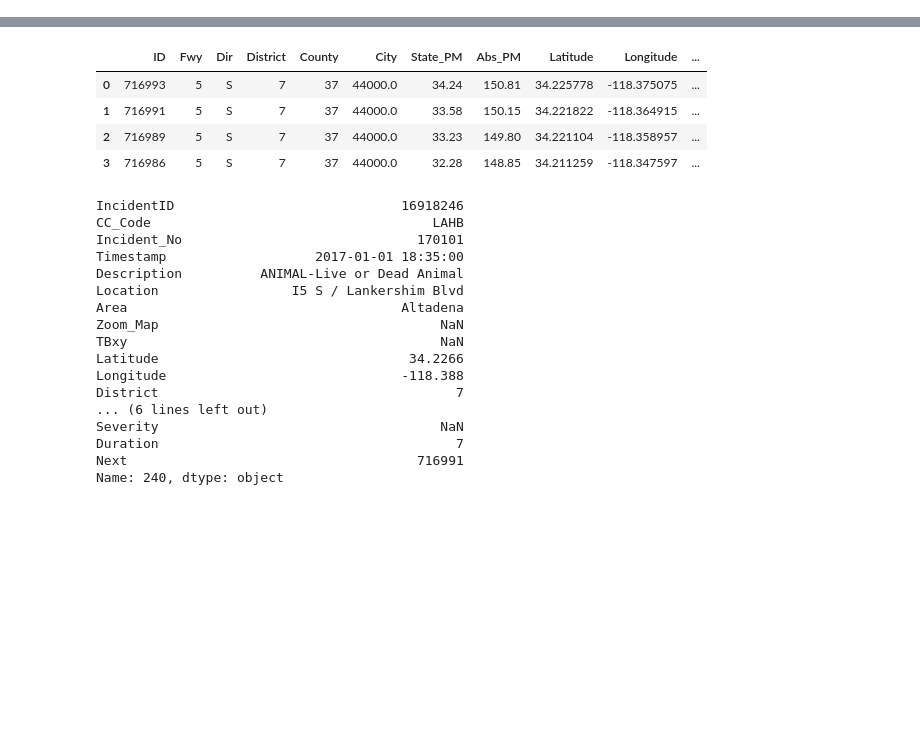
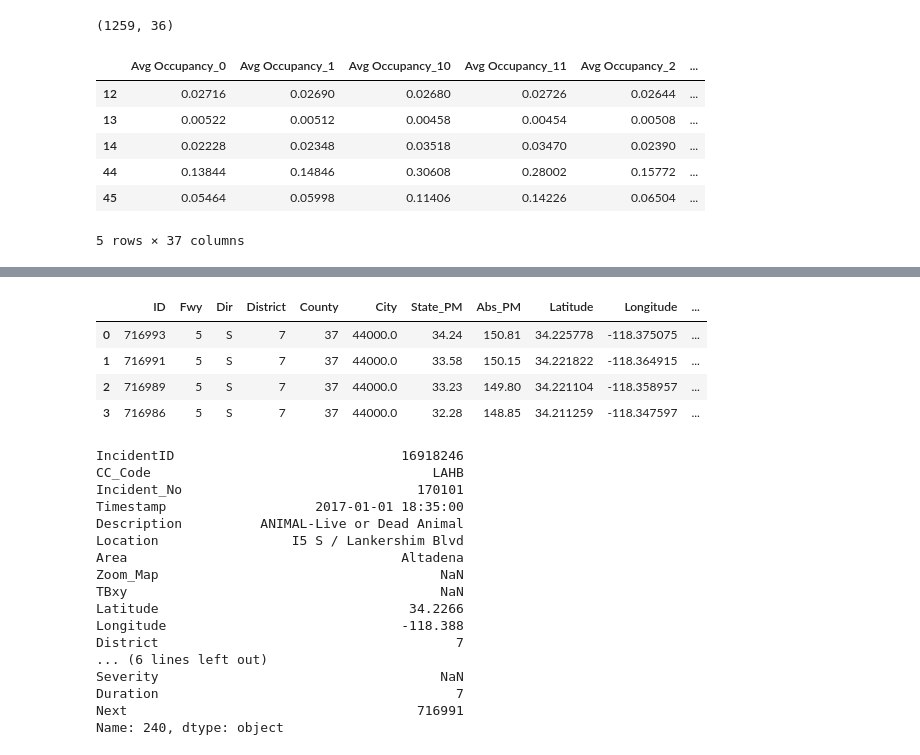
Before and after one commit to frolovconst/TC_w_ML, a Jupyter notebook: incidents_touch/inc_desc_ansis.ipynb, the cells around one changed output, grey strips where cells are left out. Cells and saved outputs as stored; diff of their text form; code cells hidden in the pictures; blank space fills up the shorter version.

```diff
--- a/incidents_touch/inc_desc_ansis.ipynb
+++ b/incidents_touch/inc_desc_ansis.ipynb
@@ -166,0 +188,14 @@ def create_accident_free_windows(path, srs_path, stations_pth, dest_path):
+# %%
+accdnt_free_windows_march.shape
+# %% [output]
+(1259, 36)
+# %%
+accdnt_windows_march_short.head()
+# %% [output]
+|  | Avg Occupancy_0 | Avg Occupancy_1 | Avg Occupancy_10 | Avg Occupancy_11 | Avg Occupancy_2 | ... |
+| 12 | 0.02716 | 0.02690 | 0.02680 | 0.02726 | 0.02644 | ... |
+| 13 | 0.00522 | 0.00512 | 0.00458 | 0.00454 | 0.00508 | ... |
+| 14 | 0.02228 | 0.02348 | 0.03518 | 0.03470 | 0.02390 | ... |
+| 44 | 0.13844 | 0.14846 | 0.30608 | 0.28002 | 0.15772 | ... |
+| 45 | 0.05464 | 0.05998 | 0.11406 | 0.14226 | 0.06504 | ... |
+5 rows × 37 columns
```
Also changed, not shown: parts of 24 cells of this notebook, 1 other file.
